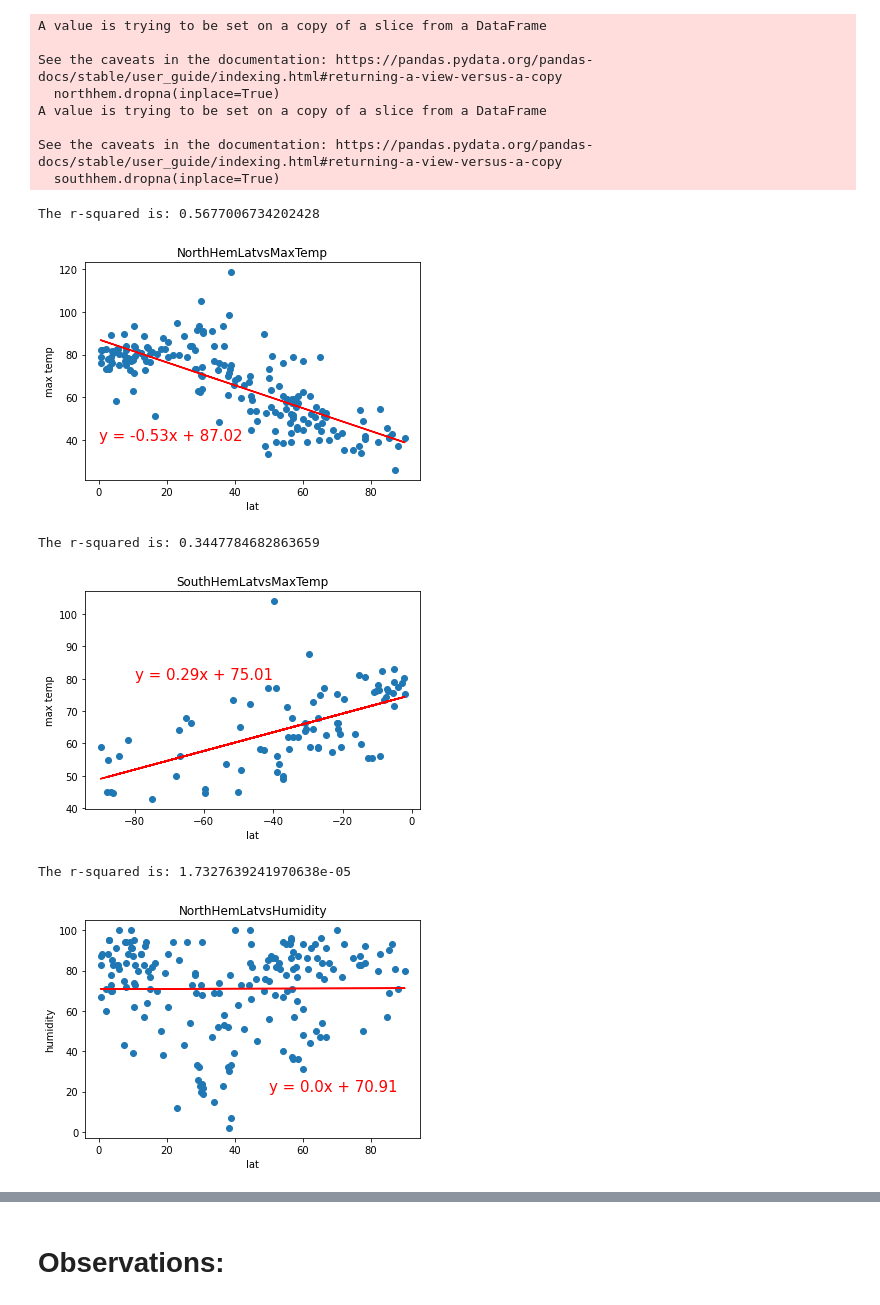
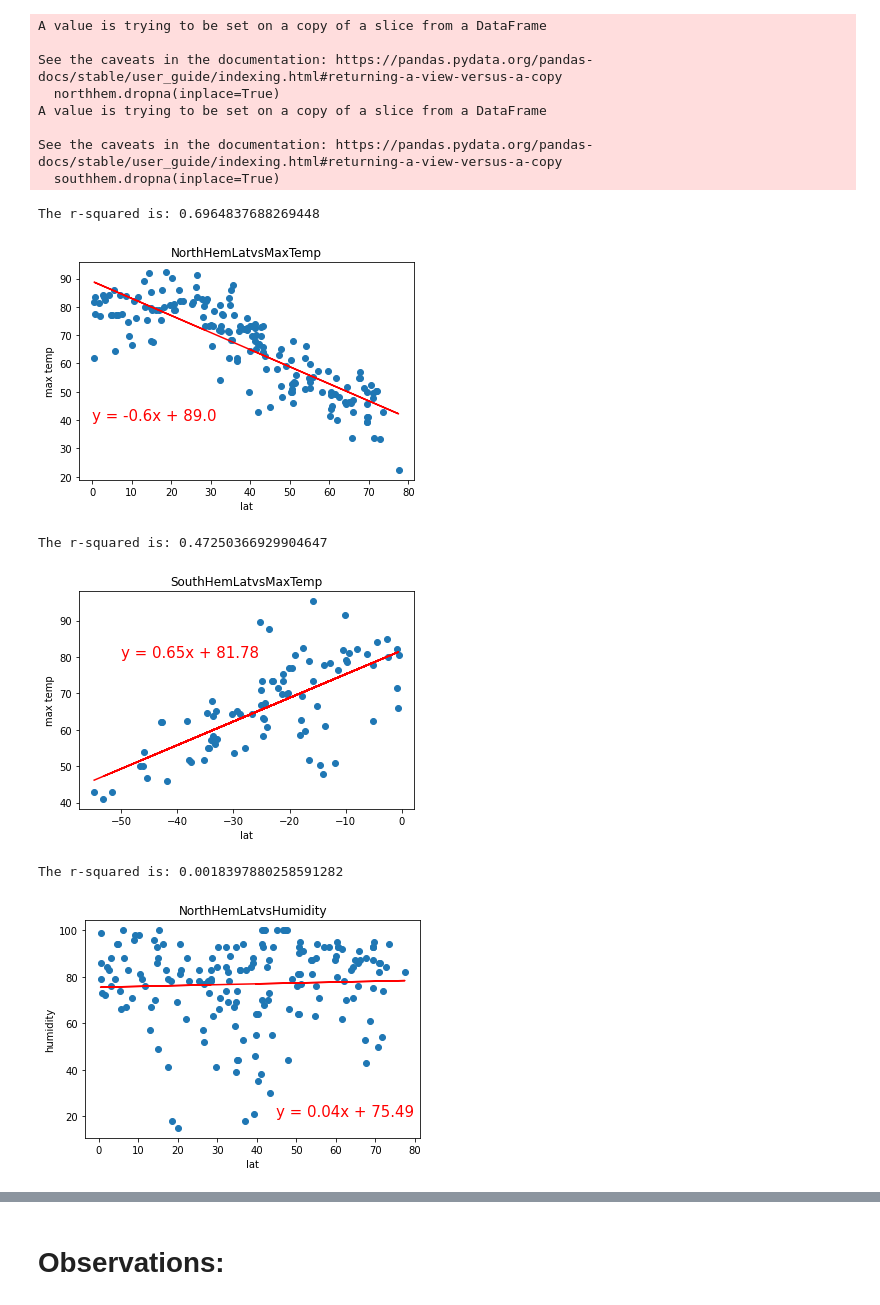
Before and after one commit to RoLDT/python-api-challenge, a Jupyter notebook: WeatherPy/WeatherPy.ipynb, the cells around one changed output, grey strips where cells are left out. Drawn from its saved outputs; the diff is of its cells as text; code cells hidden in the pictures.

```diff
--- a/WeatherPy/WeatherPy.ipynb
+++ b/WeatherPy/WeatherPy.ipynb
@@ -92,11 +92,13 @@ for index, row in cleancities_df.iterrows():
     print(f"Looking for the weather in city number {index}, {city}")
 
     try:
-          cleancities_df.at[index, "max temp"] = response["main"]["temp_max"]
-          cleancities_df.at[index, "humidity"] = response["main"]["humidity"]
-          cleancities_df.at[index, "cloudiness"] = response["clouds"]["all"]
-          cleancities_df.at[index, "wind speed"] = response["wind"]["speed"]
-          cleancities_df.at[index, "date"] = response["dt"]
+        cleancities_df.at[index, "lat"] = response["coord"]["lat"]
+        cleancities_df.at[index, "long"] = response["coord"]["lon"]
+        cleancities_df.at[index, "max temp"] = response["main"]["temp_max"]
+        cleancities_df.at[index, "humidity"] = response["main"]["humidity"]
+        cleancities_df.at[index, "cloudiness"] = response["clouds"]["all"]
+        cleancities_df.at[index, "wind speed"] = response["wind"]["speed"]
+        cleancities_df.at[index, "date"] = response["dt"]
     except:
           print("Missing city. Moving on...")
 
@@ -273,28 +291,28 @@ eq_pos = (0,40)
 
 regression(northhem[x_label], northhem[y_label], x_label, y_label, eq_pos, "NorthHemLatvsMaxTemp")
 # %% [output]
-The r-squared is: 0.5677006734202428
+The r-squared is: 0.6964837688269448
-[figure, old version]
+[figure, new version]
 # %%
 x_label = "lat"
 y_label = "max temp"
 
-eq_pos = (-80,80)
+eq_pos = (-50,80)
 
 regression(southhem[x_label], southhem[y_label], x_label, y_label, eq_pos, "SouthHemLatvsMaxTemp")
 # %% [output]
-The r-squared is: 0.3447784682863659
+The r-squared is: 0.47250366929904647
-[figure, old version]
+[figure, new version]
 # %%
 x_label = "lat"
 y_label = "humidity"
 
-eq_pos = (50,20)
+eq_pos = (45,20)
 
 regression(northhem[x_label], northhem[y_label], x_label, y_label, eq_pos, "NorthHemLatvsHumidity")
 # %% [output]
-The r-squared is: 1.7327639241970638e-05
+The r-squared is: 0.0018397880258591282
-[figure, old version]
+[figure, new version]
 # %%
 x_label = "lat"
 y_label = "humidity"
```
Also changed, not shown: parts of 18 cells of this notebook, 14 other files.
